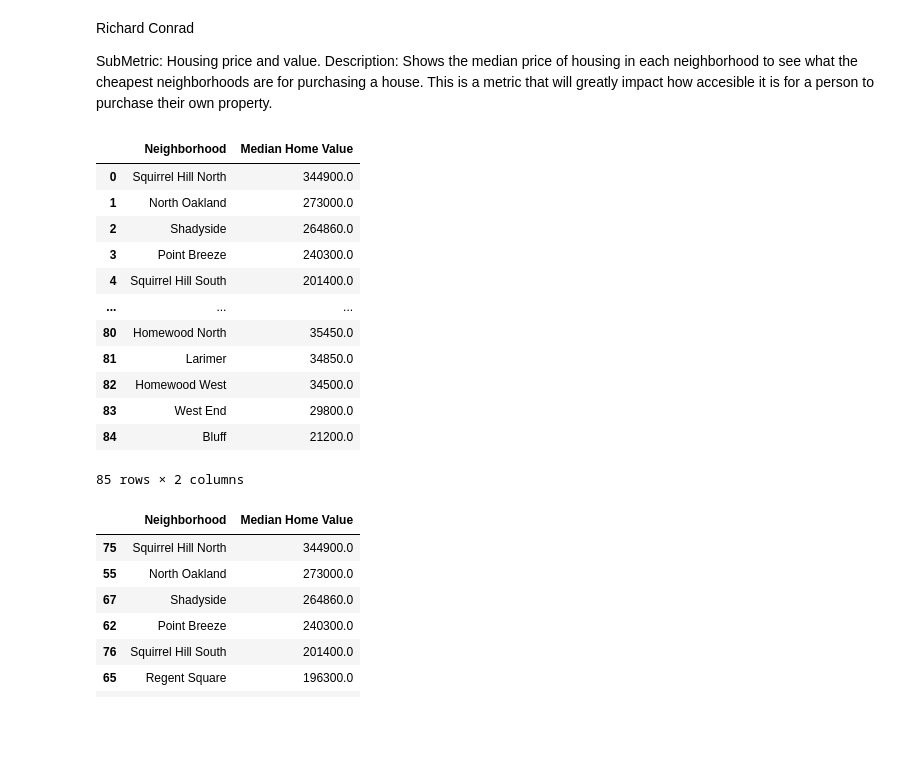
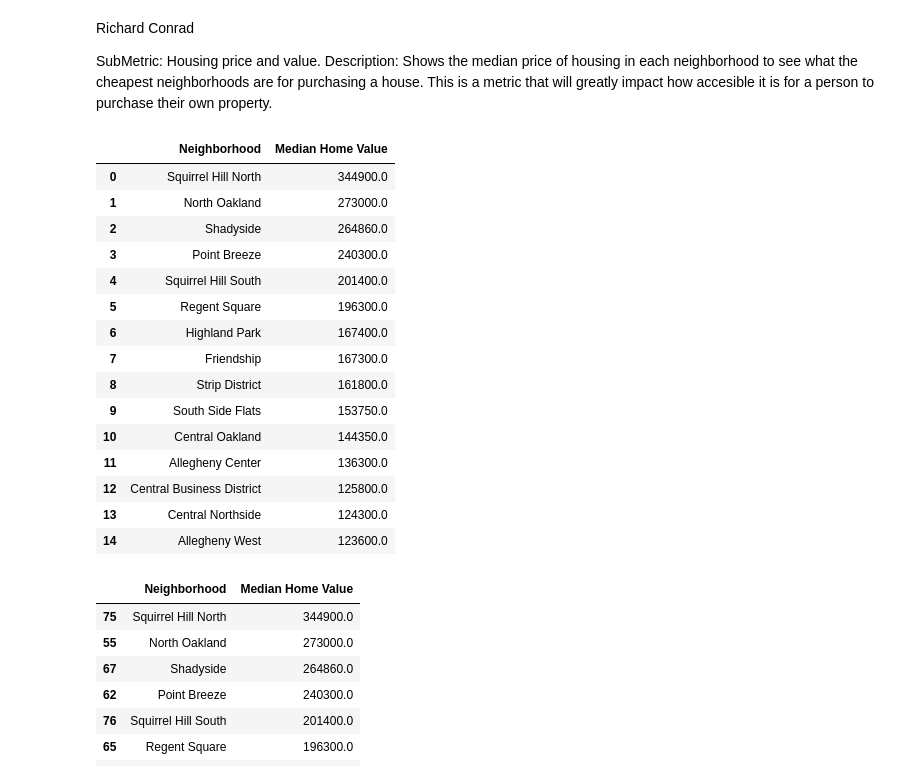
Before and after one commit to Amw298/final-project, a Jupyter notebook: ricky.ipynb, the cells around one changed output. Cells and saved outputs as stored; diff of their text form; code cells hidden in the pictures; blank space fills up the shorter version.

```diff
--- a/ricky.ipynb
+++ b/ricky.ipynb
@@ -5,25 +5,29 @@ SubMetric: Housing price and value. Description: Shows the median price of housi
 # %%
 import pandas as pd
 hv = pd.read_csv("Housing.csv")
 hv = hv.sort_values('Median Home Value', ascending = False)
 hve =hv.iloc[:,[0,21]]
 hve = hve.dropna()
-hve = hve.reset_index(drop=True)
-hve
+hve = hve = hve.reset_index(drop=True)
+
+hve.head(15)
 # %% [output]
 |  | Neighborhood | Median Home Value |
 | 0 | Squirrel Hill North | 344900.0 |
 | 1 | North Oakland | 273000.0 |
 | 2 | Shadyside | 264860.0 |
 | 3 | Point Breeze | 240300.0 |
 | 4 | Squirrel Hill South | 201400.0 |
-| ... | ... | ... |
-| 80 | Homewood North | 35450.0 |
-| 81 | Larimer | 34850.0 |
-| 82 | Homewood West | 34500.0 |
-| 83 | West End | 29800.0 |
-| 84 | Bluff | 21200.0 |
+| 5 | Regent Square | 196300.0 |
+| 6 | Highland Park | 167400.0 |
+| 7 | Friendship | 167300.0 |
+| 8 | Strip District | 161800.0 |
+| 9 | South Side Flats | 153750.0 |
+| 10 | Central Oakland | 144350.0 |
+| 11 | Allegheny Center | 136300.0 |
+| 12 | Central Business District | 125800.0 |
+| 13 | Central Northside | 124300.0 |
+| 14 | Allegheny West | 123600.0 |
-85 rows × 2 columns
 # %%
 hve.plot.bar(x='Neighborhood',figsize=(15,3))
 # %% [output]
```
